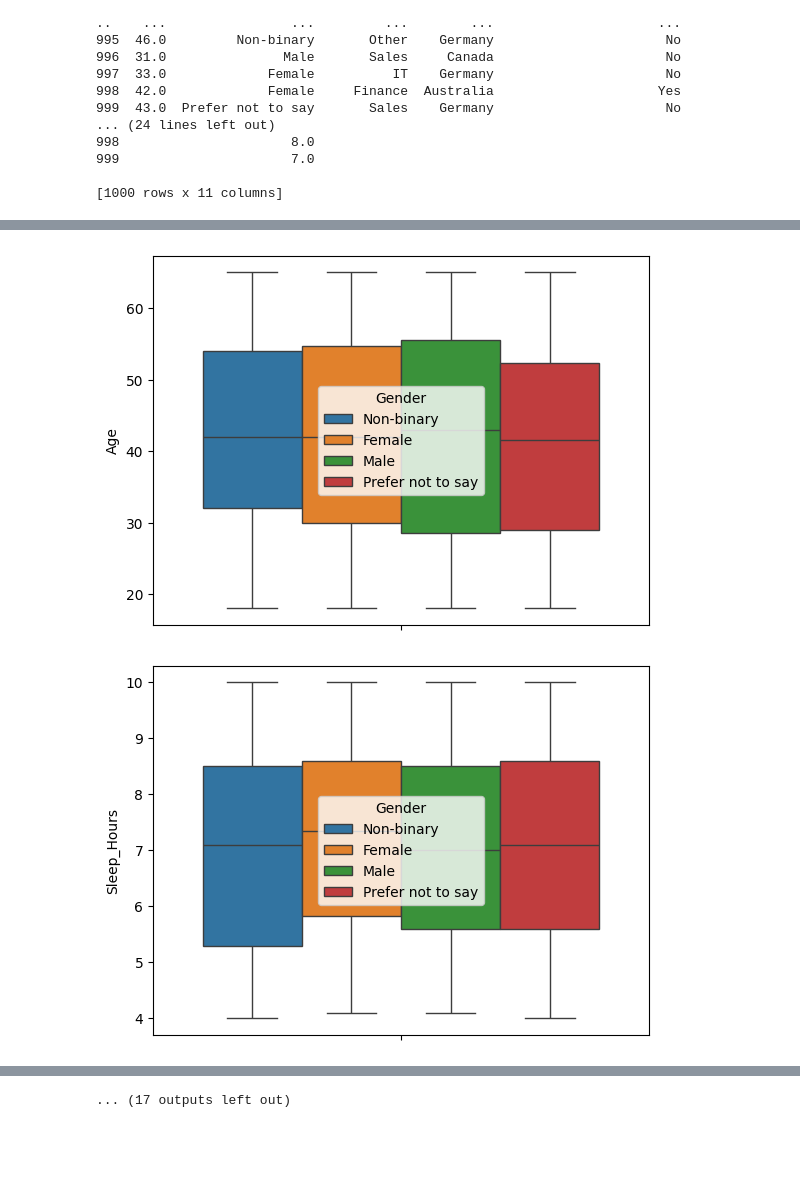
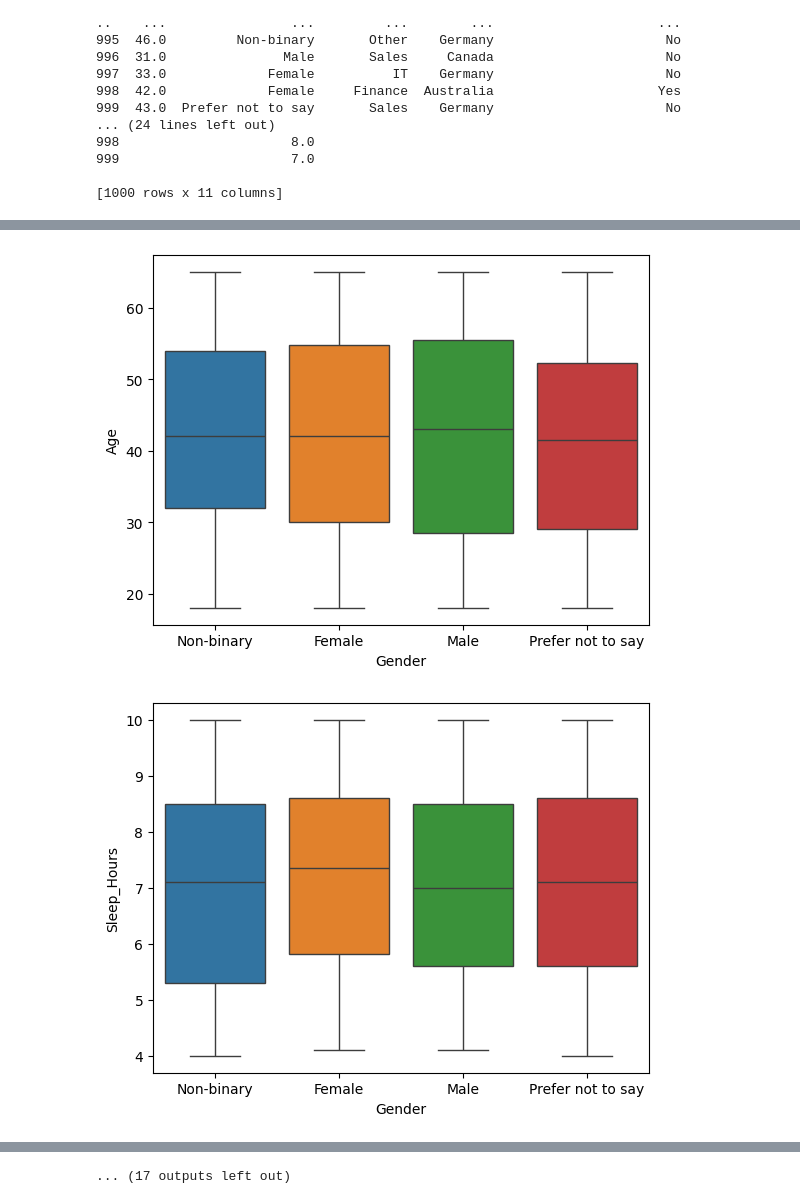
Before and after one commit to Altaryu/BUS0007_TermProject, a Jupyter notebook: BUS0007_TermProjectDescriptiveStatistics_EGarl.ipynb, the cells around one changed output, grey strips where cells are left out. Cells and saved outputs as stored; diff of their text form; code cells hidden in the pictures; blank space fills up the shorter version.

Commit message:
Added x-axis to correlation boxplots for clarity

```diff
--- a/BUS0007_TermProjectDescriptiveStatistics_EGarl.ipynb
+++ b/BUS0007_TermProjectDescriptiveStatistics_EGarl.ipynb
@@ -112,7 +112,7 @@ Name: Stress_Level, dtype: int64
 for i in categoric:
     for j in numeric:
         #sns.violinplot(hue=i, y=j, data=df)
-        sns.boxplot(hue=i, y=j, data=df)
+        sns.boxplot(x=i, hue=i, y=j, data=df)
         plt.show()
 
 
@@ -120,32 +120,32 @@ for i in categoric:
 
 
 
 
 
 
 """
 from sklearn.preprocessing import LabelEncoder, StandardScaler
 from sklearn.impute import SimpleImputer
 
 #Preprocessing Steps
 #Handling categorical values
 label_encoders={}
 for i in categoric:
     label_encoders[i]=LabelEncoder()
     df[i]=label_encoders[i].fit_transform(df[i].astype(str))
 
 #Impute missing values
 imputer=SimpleImputer(strategy='mean')
 df_imputed=pd.DataFrame(imputer.fit_transform(df), columns=df.columns)
 
 #Normalize numerical features
 numerical_columns=['Age', 'Sleep_Hours', 'Work_Hours', 'Physical_Activity_Hours']
 scaler=StandardScaler()
 df_imputed[numerical_columns]=scaler.fit_transform(df_imputed[numerical_columns])
 
 print(df.head())
 df_imputed.to_csv('preprocessed_mental_health_dataset,csv', index=False)
 """
 # %% [output]
-[figure, old version]
+[figure, new version]
-[figure, old version]
+[figure, new version]
```
Also changed, not shown: parts of 2 cells of this notebook.
